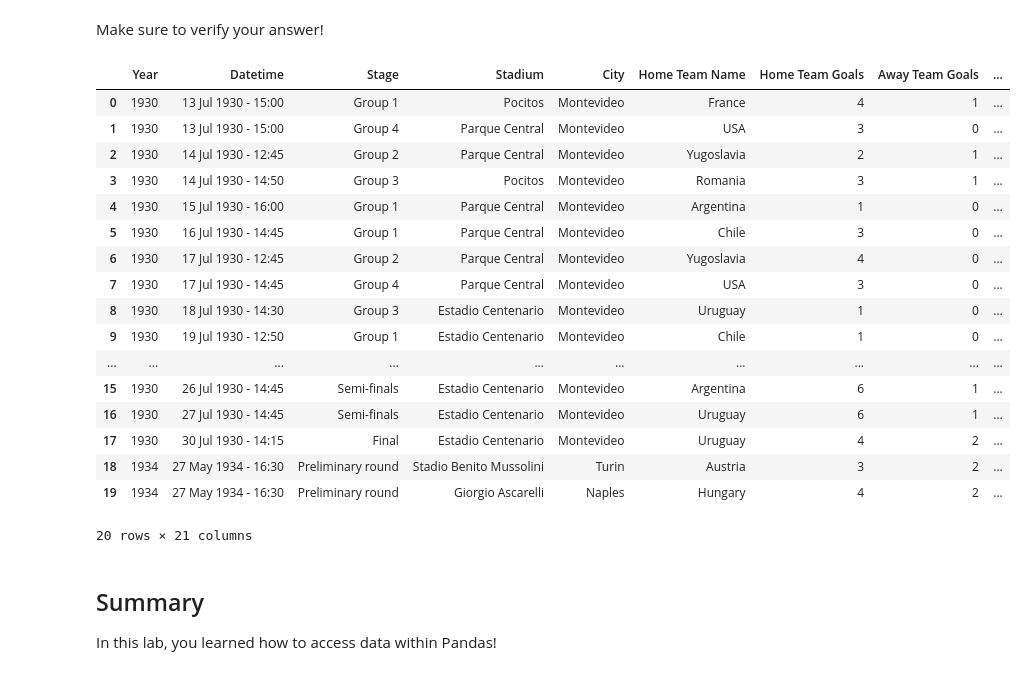
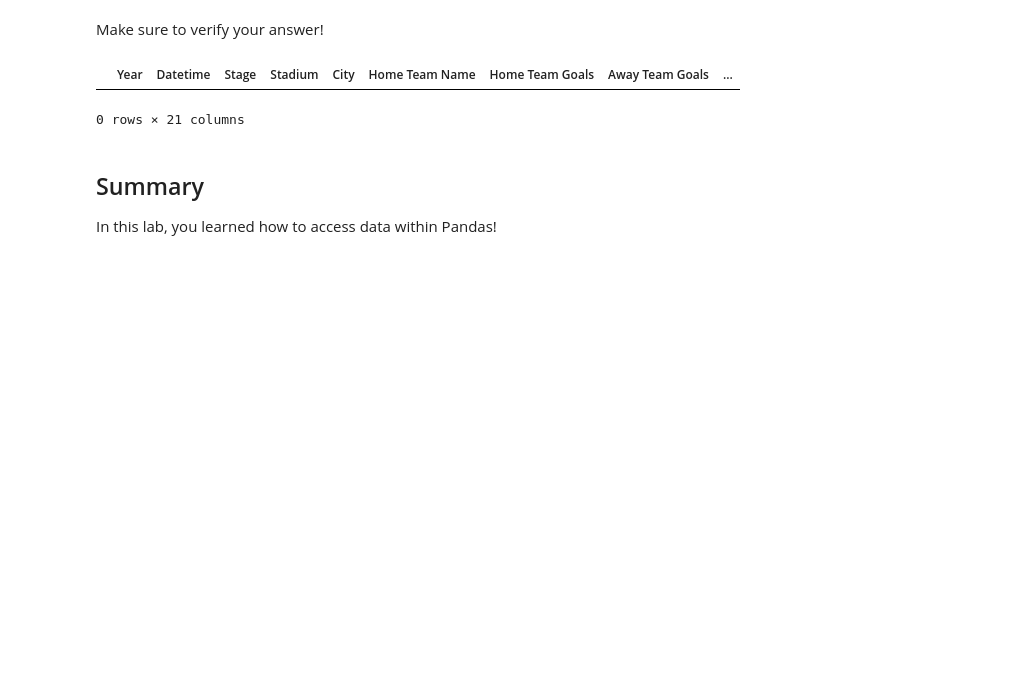
Before and after one commit to matthew-d-oliver/dsc-accessing-data-with-pandas-lab-nyc-ds-082619, a Jupyter notebook: index.ipynb, the cells around one changed output. Drawn from its saved outputs; the diff is of its cells as text; code cells hidden in the pictures; blank space fills up the shorter version.

```diff
--- a/index.ipynb
+++ b/index.ipynb
@@ -227,26 +227,10 @@ df.loc[df["Home Team Name"].str.contains('Korea'), "Away Team Initials" ]= 'NSK'
 # %% [markdown]
 Make sure to verify your answer!
 # %%
-df.loc[df['Away Team Name']== 'Korea'
+df.loc[df['Away Team Name']== 'Korea']
 # %% [output]
 |  | Year | Datetime | Stage | Stadium | City | Home Team Name | Home Team Goals | Away Team Goals | ... |
-| 0 | 1930 | 13 Jul 1930 - 15:00 | Group 1 | Pocitos | Montevideo | France | 4 | 1 | ... |
-| 1 | 1930 | 13 Jul 1930 - 15:00 | Group 4 | Parque Central | Montevideo | USA | 3 | 0 | ... |
-| 2 | 1930 | 14 Jul 1930 - 12:45 | Group 2 | Parque Central | Montevideo | Yugoslavia | 2 | 1 | ... |
-| 3 | 1930 | 14 Jul 1930 - 14:50 | Group 3 | Pocitos | Montevideo | Romania | 3 | 1 | ... |
-| 4 | 1930 | 15 Jul 1930 - 16:00 | Group 1 | Parque Central | Montevideo | Argentina | 1 | 0 | ... |
-| 5 | 1930 | 16 Jul 1930 - 14:45 | Group 1 | Parque Central | Montevideo | Chile | 3 | 0 | ... |
-| 6 | 1930 | 17 Jul 1930 - 12:45 | Group 2 | Parque Central | Montevideo | Yugoslavia | 4 | 0 | ... |
-| 7 | 1930 | 17 Jul 1930 - 14:45 | Group 4 | Parque Central | Montevideo | USA | 3 | 0 | ... |
-| 8 | 1930 | 18 Jul 1930 - 14:30 | Group 3 | Estadio Centenario | Montevideo | Uruguay | 1 | 0 | ... |
-| 9 | 1930 | 19 Jul 1930 - 12:50 | Group 1 | Estadio Centenario | Montevideo | Chile | 1 | 0 | ... |
-| ... | ... | ... | ... | ... | ... | ... | ... | ... | ... |
-| 15 | 1930 | 26 Jul 1930 - 14:45 | Semi-finals | Estadio Centenario | Montevideo | Argentina | 6 | 1 | ... |
-| 16 | 1930 | 27 Jul 1930 - 14:45 | Semi-finals | Estadio Centenario | Montevideo | Uruguay | 6 | 1 | ... |
-| 17 | 1930 | 30 Jul 1930 - 14:15 | Final | Estadio Centenario | Montevideo | Uruguay | 4 | 2 | ... |
-| 18 | 1934 | 27 May 1934 - 16:30 | Preliminary round | Stadio Benito Mussolini | Turin | Austria | 3 | 2 | ... |
-| 19 | 1934 | 27 May 1934 - 16:30 | Preliminary round | Giorgio Ascarelli | Naples | Hungary | 4 | 2 | ... |
-20 rows × 21 columns
+0 rows × 21 columns
 # %% [markdown]
 ## Summary
 
```
